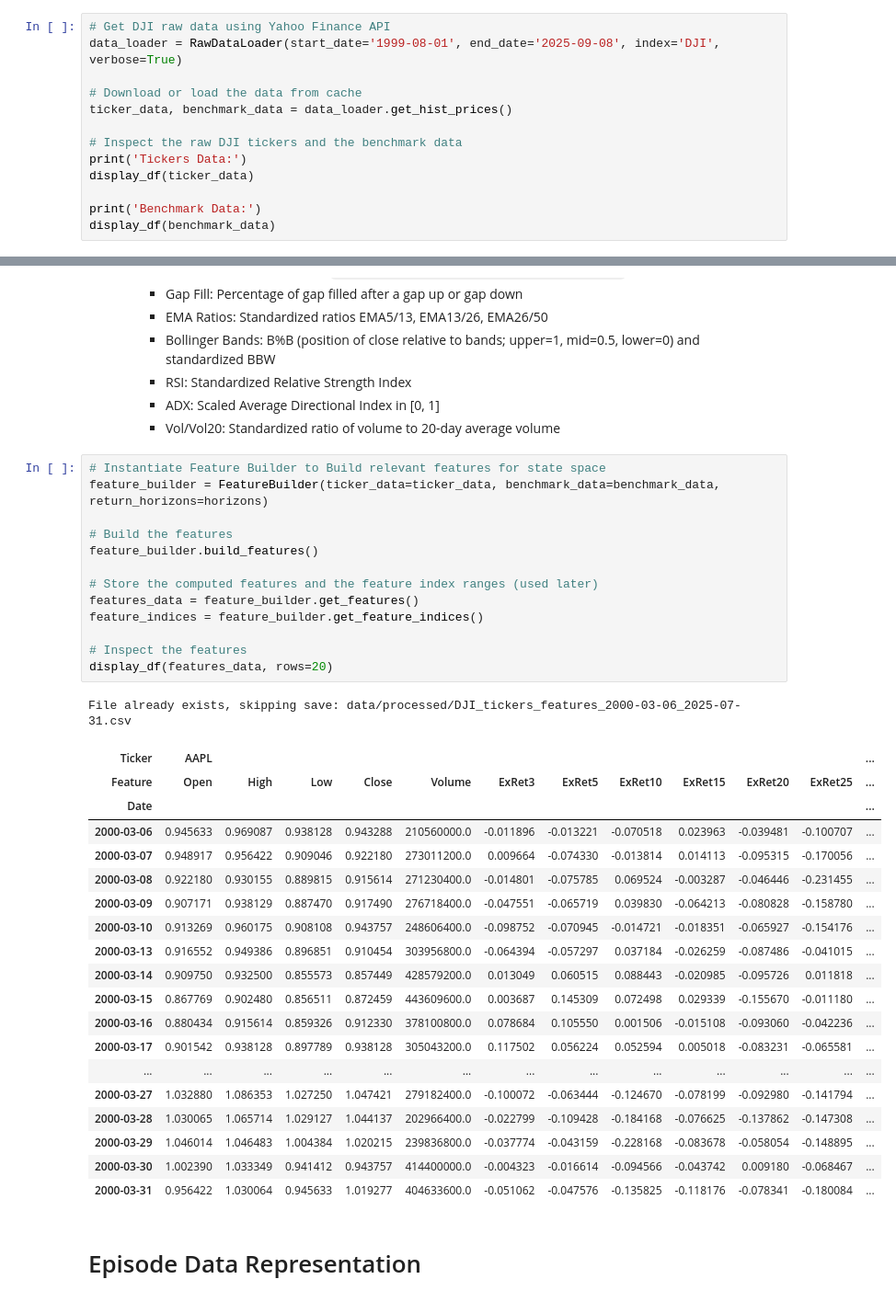
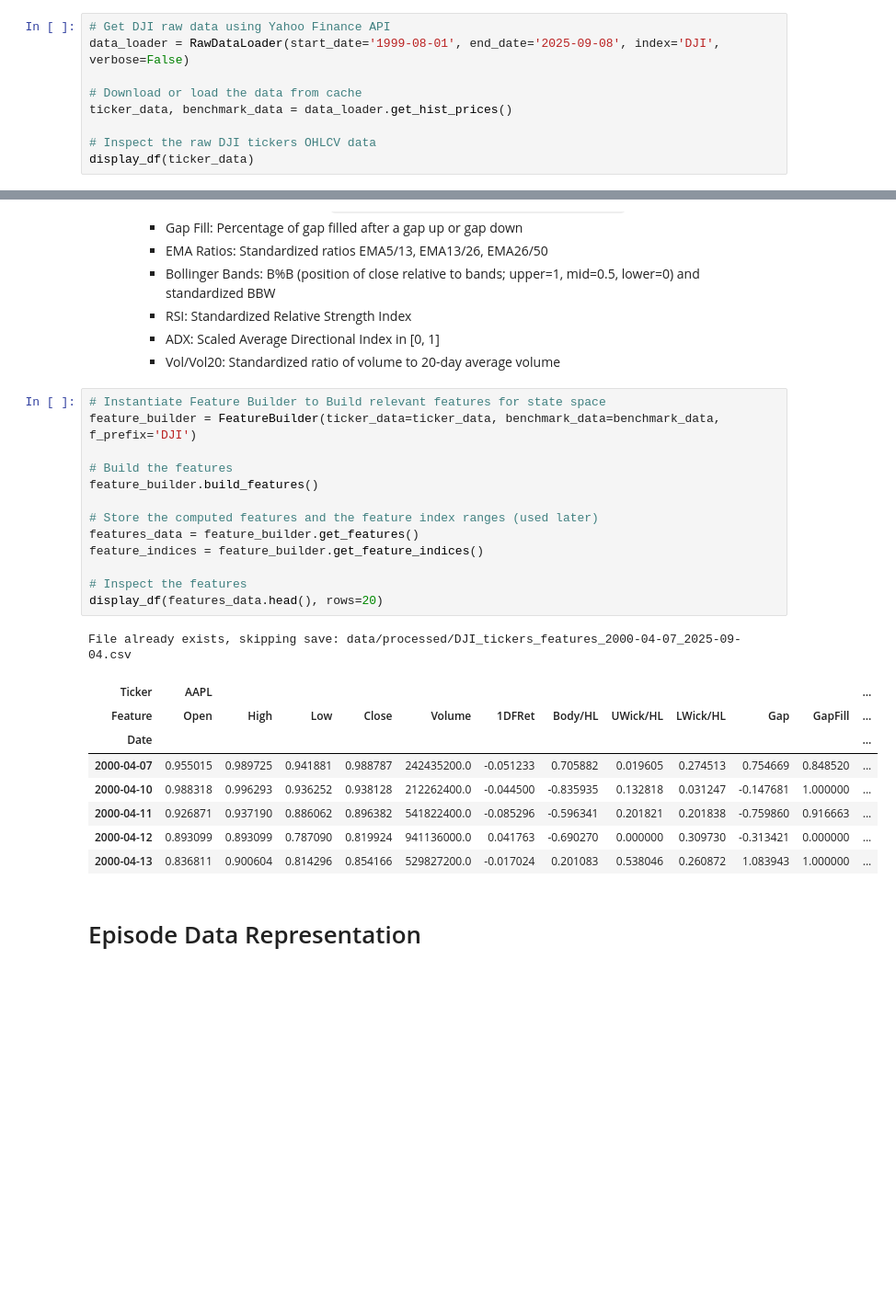
Before and after one commit to shh1v/ReinforceTrader, a Jupyter notebook: ReinforceTrader.ipynb, the cells around one changed output, grey strips where cells are left out. Shown at 92% size. Drawn from its saved outputs; the diff is of its cells as text; some formulas as TeX source; blank space fills up the shorter version.

```diff
--- a/ReinforceTrader.ipynb
+++ b/ReinforceTrader.ipynb
@@ -27,15 +27,11 @@ It implements a caching feature for index data: if data for the requested date r
 When an index is provided, the `get_hist_prices()` method returns both the ticker data and the benchmark index OHLCV data.
 # %%
 # Get DJI raw data using Yahoo Finance API
-data_loader = RawDataLoader(start_date='1999-08-01', end_date='2025-09-08', index='DJI', verbose=True)
+data_loader = RawDataLoader(start_date='1999-08-01', end_date='2025-09-08', index='DJI', verbose=False)
 
 # Download or load the data from cache
 ticker_data, benchmark_data = data_loader.get_hist_prices()
 
-# Inspect the raw DJI tickers and the benchmark data
-print('Tickers Data:')
+# Inspect the raw DJI tickers OHLCV data
 display_df(ticker_data)
-
-print('Benchmark Data:')
-display_df(benchmark_data)
 # %% [output]
@@ -113,38 +71,27 @@ Currently, the `FeatureBuilder` performs the following:
     - Vol/Vol20: Standardized ratio of volume to 20-day average volume
 # %%
 # Instantiate Feature Builder to Build relevant features for state space
-feature_builder = FeatureBuilder(ticker_data=ticker_data, benchmark_data=benchmark_data, return_horizons=horizons)
+feature_builder = FeatureBuilder(ticker_data=ticker_data, benchmark_data=benchmark_data, f_prefix='DJI')
 
 # Build the features
 feature_builder.build_features()
 
 # Store the computed features and the feature index ranges (used later)
 features_data = feature_builder.get_features()
 feature_indices = feature_builder.get_feature_indices()
 
 # Inspect the features
-display_df(features_data, rows=20)
+display_df(features_data.head(), rows=20)
 # %% [output]
-File already exists, skipping save: data/processed/DJI_tickers_features_2000-03-06_2025-07-31.csv
+File already exists, skipping save: data/processed/DJI_tickers_features_2000-04-07_2025-09-04.csv
 | Ticker | AAPL |  |  |  |  |  |  |  |  |  |  | ... |
-| Feature | Open | High | Low | Close | Volume | ExRet3 | ExRet5 | ExRet10 | ExRet15 | ExRet20 | ExRet25 | ... |
+| Feature | Open | High | Low | Close | Volume | 1DFRet | Body/HL | UWick/HL | LWick/HL | Gap | GapFill | ... |
 | Date |  |  |  |  |  |  |  |  |  |  |  | ... |
-| 2000-03-06 | 0.945633 | 0.969087 | 0.938128 | 0.943288 | 210560000.0 | -0.011896 | -0.013221 | -0.070518 | 0.023963 | -0.039481 | -0.100707 | ... |
-| 2000-03-07 | 0.948917 | 0.956422 | 0.909046 | 0.922180 | 273011200.0 | 0.009664 | -0.074330 | -0.013814 | 0.014113 | -0.095315 | -0.170056 | ... |
-| 2000-03-08 | 0.922180 | 0.930155 | 0.889815 | 0.915614 | 271230400.0 | -0.014801 | -0.075785 | 0.069524 | -0.003287 | -0.046446 | -0.231455 | ... |
-| 2000-03-09 | 0.907171 | 0.938129 | 0.887470 | 0.917490 | 276718400.0 | -0.047551 | -0.065719 | 0.039830 | -0.064213 | -0.080828 | -0.158780 | ... |
-| 2000-03-10 | 0.913269 | 0.960175 | 0.908108 | 0.943757 | 248606400.0 | -0.098752 | -0.070945 | -0.014721 | -0.018351 | -0.065927 | -0.154176 | ... |
-| 2000-03-13 | 0.916552 | 0.949386 | 0.896851 | 0.910454 | 303956800.0 | -0.064394 | -0.057297 | 0.037184 | -0.026259 | -0.087486 | -0.041015 | ... |
-| 2000-03-14 | 0.909750 | 0.932500 | 0.855573 | 0.857449 | 428579200.0 | 0.013049 | 0.060515 | 0.088443 | -0.020985 | -0.095726 | 0.011818 | ... |
-| 2000-03-15 | 0.867769 | 0.902480 | 0.856511 | 0.872459 | 443609600.0 | 0.003687 | 0.145309 | 0.072498 | 0.029339 | -0.155670 | -0.011180 | ... |
-| 2000-03-16 | 0.880434 | 0.915614 | 0.859326 | 0.912330 | 378100800.0 | 0.078684 | 0.105550 | 0.001506 | -0.015108 | -0.093060 | -0.042236 | ... |
-| 2000-03-17 | 0.901542 | 0.938128 | 0.897789 | 0.938128 | 305043200.0 | 0.117502 | 0.056224 | 0.052594 | 0.005018 | -0.083231 | -0.065581 | ... |
-| ... | ... | ... | ... | ... | ... | ... | ... | ... | ... | ... | ... | ... |
-| 2000-03-27 | 1.032880 | 1.086353 | 1.027250 | 1.047421 | 279182400.0 | -0.100072 | -0.063444 | -0.124670 | -0.078199 | -0.092980 | -0.141794 | ... |
-| 2000-03-28 | 1.030065 | 1.065714 | 1.029127 | 1.044137 | 202966400.0 | -0.022799 | -0.109428 | -0.184168 | -0.076625 | -0.137862 | -0.147308 | ... |
-| 2000-03-29 | 1.046014 | 1.046483 | 1.004384 | 1.020215 | 239836800.0 | -0.037774 | -0.043159 | -0.228168 | -0.083678 | -0.058054 | -0.148895 | ... |
-| 2000-03-30 | 1.002390 | 1.033349 | 0.941412 | 0.943757 | 414400000.0 | -0.004323 | -0.016614 | -0.094566 | -0.043742 | 0.009180 | -0.068467 | ... |
-| 2000-03-31 | 0.956422 | 1.030064 | 0.945633 | 1.019277 | 404633600.0 | -0.051062 | -0.047576 | -0.135825 | -0.118176 | -0.078341 | -0.180084 | ... |
+| 2000-04-07 | 0.955015 | 0.989725 | 0.941881 | 0.988787 | 242435200.0 | -0.051233 | 0.705882 | 0.019605 | 0.274513 | 0.754669 | 0.848520 | ... |
+| 2000-04-10 | 0.988318 | 0.996293 | 0.936252 | 0.938128 | 212262400.0 | -0.044500 | -0.835935 | 0.132818 | 0.031247 | -0.147681 | 1.000000 | ... |
+| 2000-04-11 | 0.926871 | 0.937190 | 0.886062 | 0.896382 | 541822400.0 | -0.085296 | -0.596341 | 0.201821 | 0.201838 | -0.759860 | 0.916663 | ... |
+| 2000-04-12 | 0.893099 | 0.893099 | 0.787090 | 0.819924 | 941136000.0 | 0.041763 | -0.690270 | 0.000000 | 0.309730 | -0.313421 | 0.000000 | ... |
+| 2000-04-13 | 0.836811 | 0.900604 | 0.814296 | 0.854166 | 529827200.0 | -0.017024 | 0.201083 | 0.538046 | 0.260872 | 1.083943 | 1.000000 | ... |
 # %% [markdown]
 # Episode Data Representation
 # %%
```
Also changed, not shown: parts of 17 cells of this notebook, 9 other files.
